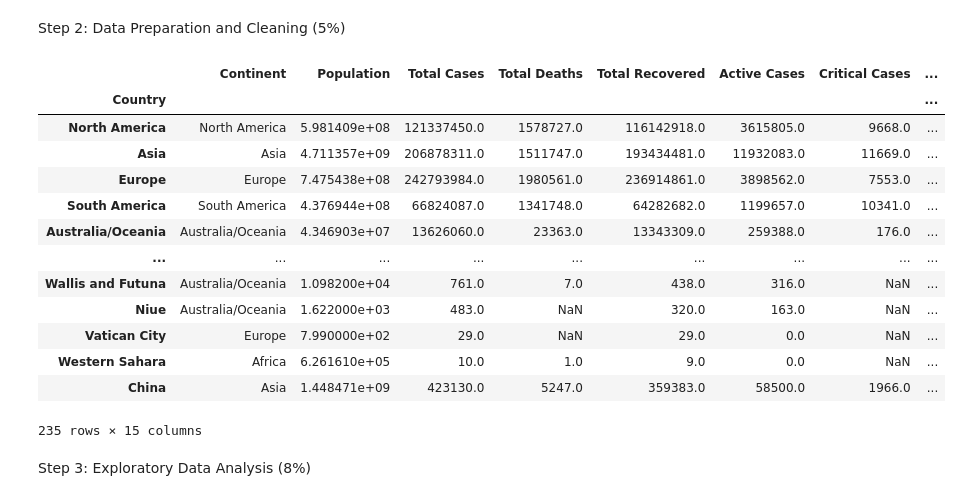
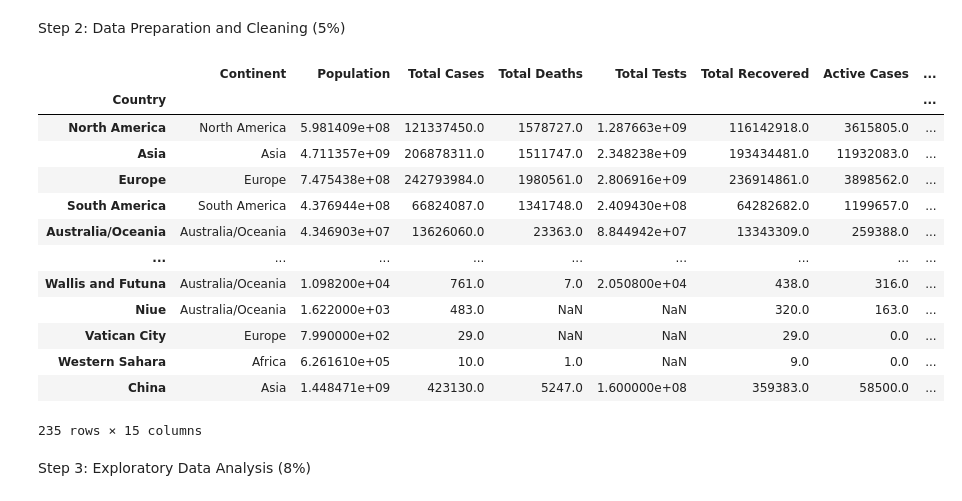
Before and after one commit to MJ-Peters/SDPA-Coursework, a Jupyter notebook: Data Analysis.ipynb, the cells around one changed output. Cells and saved outputs as stored; diff of their text form; code cells hidden in the pictures.

```diff
--- a/Data Analysis.ipynb
+++ b/Data Analysis.ipynb
@@ -63,10 +64,12 @@ for new_continent in new_continent_list:  # Iterate through the new continent na
     n += 1
 
 # Moving country continent and population to first/second column as it is important for comparison to total cases etc
-country_pop_col = df.pop("Continent")
-df.insert(0, "Continent", country_pop_col)
-country_pop_col = df.pop("Population")  # Removes the column from DF while saving it to a variable
-df.insert(1, "Population", country_pop_col)  # Replacing the column in first position using previously assigned variable
+pop_col = df.pop("Continent")
+df.insert(0, "Continent", pop_col)
+pop_col = df.pop("Population")  # Removes the column from DF while saving it to a variable
+df.insert(1, "Population", pop_col)  # Replacing the column in first position using previously assigned variable
+pop_col = df.pop("Total Tests")
+df.insert(5, "Total Tests", pop_col)
 
 # Removing non-ccountries/non-territories from the DF
 drop_list = ["Diamond Princess", "MS Zaandam", "Total:"]  # List of unwanted non-countries/non-territories
@@ -104,46 +107,46 @@ for column in df:  # Iterate through all columns in the dataframe
 
 # Dropping columns with the format "New..." as "New" is ambiguous and not described on the website, they also contain a lot of NaN.
 for column in df:
     if "New" in column:
         df.drop(columns=column, inplace=True)
 
 # Calculating the total tests taken in each continent
 global_total_tests = 0  # Defining the global total as 0
 for continent in new_continent_list[:-1]:  # Iterating through continents, except antarctica
     continent_total_tests = 0  # Defining the continent total as 0
     test_list = df.loc[(df["Continent"] == continent) & (df.index != continent), "Total Tests"].tolist()  # Adding all test numbers to a list
     clean_test_list = [x for x in test_list if (math.isnan(x) == False)]  # Removing nan values from the list
     continent_total_tests = sum(clean_test_list)  # Summing all the values in the list
     global_total_tests += continent_total_tests  # Adding the continent total to the global total
     df.at[continent, "Total Tests"] = continent_total_tests  # Reassigning the continent total tests value to new calculated value
 df.at["World", "Total Tests"] = global_total_tests  # Reassign global test total after for loop has completed
 
 # Recalculating X/1M based on the live data from other columns where x = Total Cases, Total Deaths, Total Tests, Active Cases
 for column in df:  # Iterate through columns in the DF
     if "1M People" in column:  # Checking if the column is a target for recalculation
         reduced_column = column.replace(" / 1M People", "")  # Formulating the column from which x/1M column will be calculated
         df[column] = (df[reduced_column] / df["Population"]) * 1000000  # Recalculating column
 
 # Recalculating how many people there where per one case/death/test
 df["One Case / n People"] = df["Population"] / df["Total Cases"]
 df["One Death / n People"] = df["Population"] / df["Total Deaths"]
 df["One Test / n People"] = df["Population"] / df["Total Tests"]
 
 df
 # %% [output]
-|  | Continent | Population | Total Cases | Total Deaths | Total Recovered | Active Cases | Critical Cases | ... |
+|  | Continent | Population | Total Cases | Total Deaths | Total Tests | Total Recovered | Active Cases | ... |
 | Country |  |  |  |  |  |  |  | ... |
-| North America | North America | 5.981409e+08 | 121337450.0 | 1578727.0 | 116142918.0 | 3615805.0 | 9668.0 | ... |
-| Asia | Asia | 4.711357e+09 | 206878311.0 | 1511747.0 | 193434481.0 | 11932083.0 | 11669.0 | ... |
-| Europe | Europe | 7.475438e+08 | 242793984.0 | 1980561.0 | 236914861.0 | 3898562.0 | 7553.0 | ... |
-| South America | South America | 4.376944e+08 | 66824087.0 | 1341748.0 | 64282682.0 | 1199657.0 | 10341.0 | ... |
-| Australia/Oceania | Australia/Oceania | 4.346903e+07 | 13626060.0 | 23363.0 | 13343309.0 | 259388.0 | 176.0 | ... |
+| North America | North America | 5.981409e+08 | 121337450.0 | 1578727.0 | 1.287663e+09 | 116142918.0 | 3615805.0 | ... |
+| Asia | Asia | 4.711357e+09 | 206878311.0 | 1511747.0 | 2.348238e+09 | 193434481.0 | 11932083.0 | ... |
+| Europe | Europe | 7.475438e+08 | 242793984.0 | 1980561.0 | 2.806916e+09 | 236914861.0 | 3898562.0 | ... |
+| South America | South America | 4.376944e+08 | 66824087.0 | 1341748.0 | 2.409430e+08 | 64282682.0 | 1199657.0 | ... |
+| Australia/Oceania | Australia/Oceania | 4.346903e+07 | 13626060.0 | 23363.0 | 8.844942e+07 | 13343309.0 | 259388.0 | ... |
 | ... | ... | ... | ... | ... | ... | ... | ... | ... |
-| Wallis and Futuna | Australia/Oceania | 1.098200e+04 | 761.0 | 7.0 | 438.0 | 316.0 | NaN | ... |
-| Niue | Australia/Oceania | 1.622000e+03 | 483.0 | NaN | 320.0 | 163.0 | NaN | ... |
-| Vatican City | Europe | 7.990000e+02 | 29.0 | NaN | 29.0 | 0.0 | NaN | ... |
-| Western Sahara | Africa | 6.261610e+05 | 10.0 | 1.0 | 9.0 | 0.0 | NaN | ... |
-| China | Asia | 1.448471e+09 | 423130.0 | 5247.0 | 359383.0 | 58500.0 | 1966.0 | ... |
+| Wallis and Futuna | Australia/Oceania | 1.098200e+04 | 761.0 | 7.0 | 2.050800e+04 | 438.0 | 316.0 | ... |
+| Niue | Australia/Oceania | 1.622000e+03 | 483.0 | NaN | NaN | 320.0 | 163.0 | ... |
+| Vatican City | Europe | 7.990000e+02 | 29.0 | NaN | NaN | 29.0 | 0.0 | ... |
+| Western Sahara | Africa | 6.261610e+05 | 10.0 | 1.0 | NaN | 9.0 | 0.0 | ... |
+| China | Asia | 1.448471e+09 | 423130.0 | 5247.0 | 1.600000e+08 | 359383.0 | 58500.0 | ... |
 235 rows × 15 columns
 # %% [markdown]
 Step 3: Exploratory Data Analysis (8%)
```
Also changed, not shown: parts of 5 cells of this notebook.
